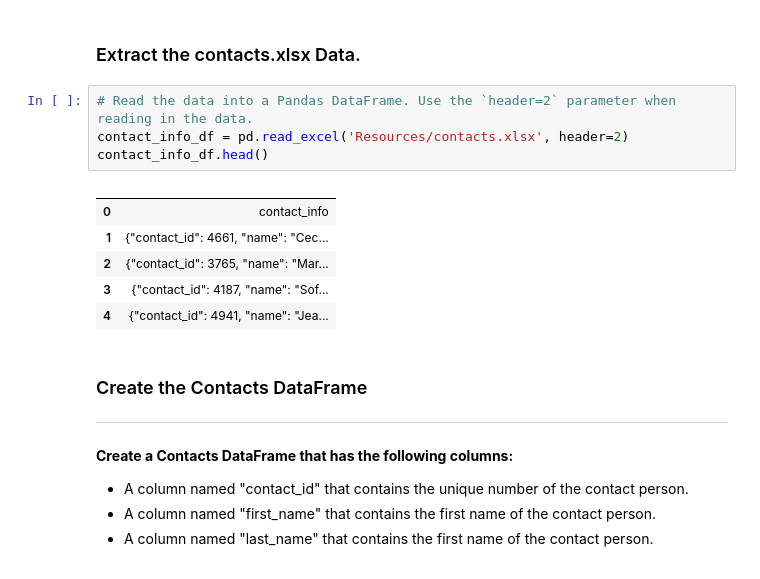
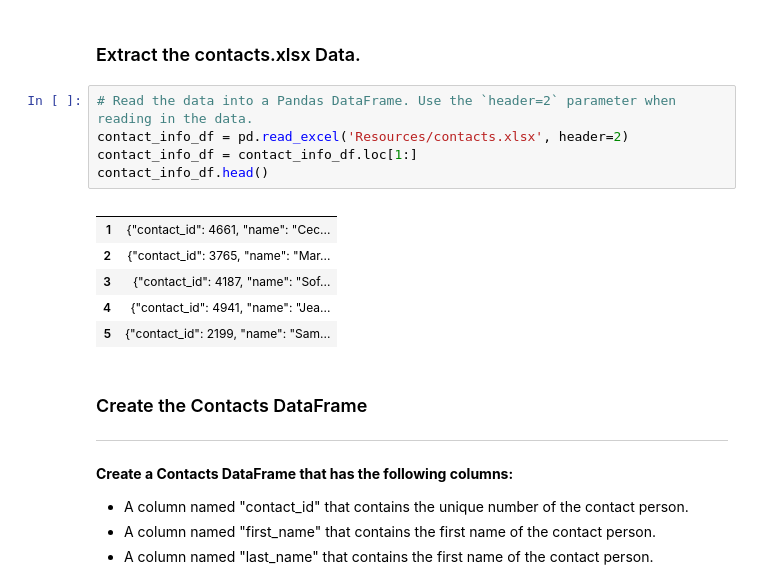
Before and after one commit to rbrennan55/Crowdfunding_ETL, a Jupyter notebook: ETL_Mini_Project_Starter_Code.ipynb, the cells around one changed output. Cells and saved outputs as stored; diff of their text form.

```diff
--- a/ETL_Mini_Project_Starter_Code.ipynb
+++ b/ETL_Mini_Project_Starter_Code.ipynb
@@ -223,14 +223,15 @@ campaign_cleaned.to_csv("Resources/campaign.csv", index=False)
 # %%
 # Read the data into a Pandas DataFrame. Use the `header=2` parameter when reading in the data.
 contact_info_df = pd.read_excel('Resources/contacts.xlsx', header=2)
+contact_info_df = contact_info_df.loc[1:]
 contact_info_df.head()
 # %% [output]
 |  |  |
-| 0 | contact_info |
 | 1 | {"contact_id": 4661, "name": "Cec... |
 | 2 | {"contact_id": 3765, "name": "Mar... |
 | 3 | {"contact_id": 4187, "name": "Sof... |
 | 4 | {"contact_id": 4941, "name": "Jea... |
+| 5 | {"contact_id": 2199, "name": "Sam... |
 # %% [markdown]
 ### Create the Contacts DataFrame
 ---
```
Also changed, not shown: parts of 5 cells of this notebook.
